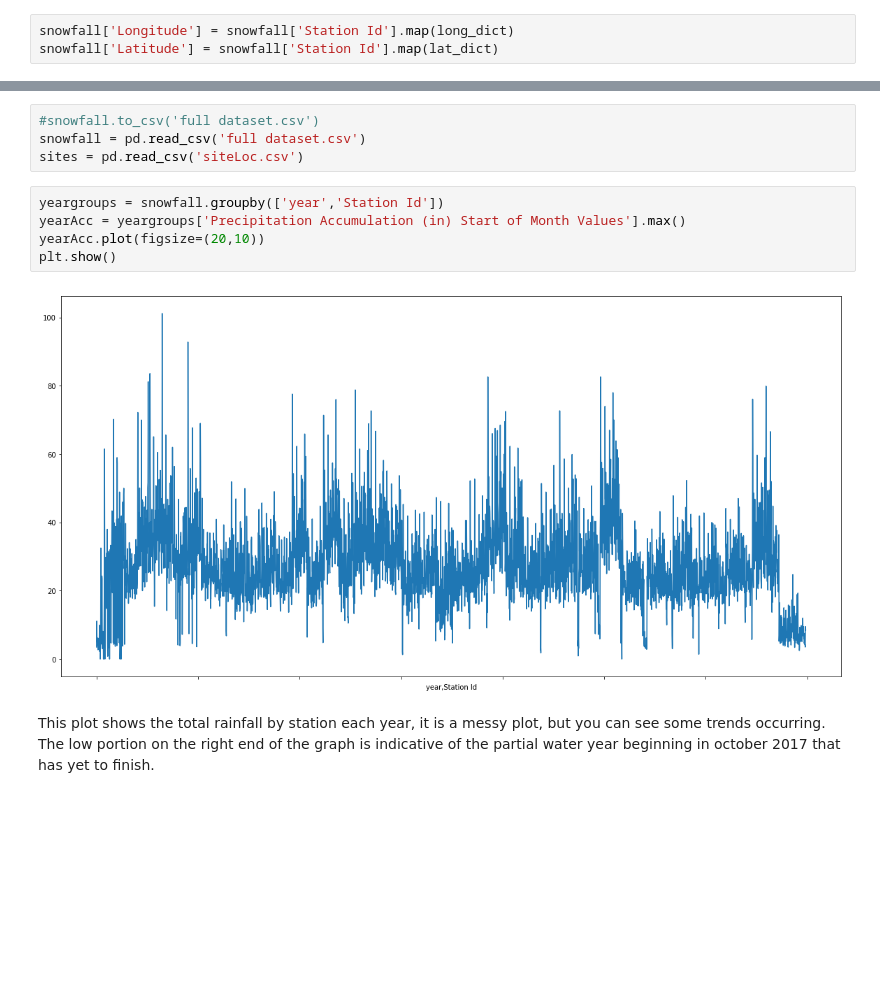
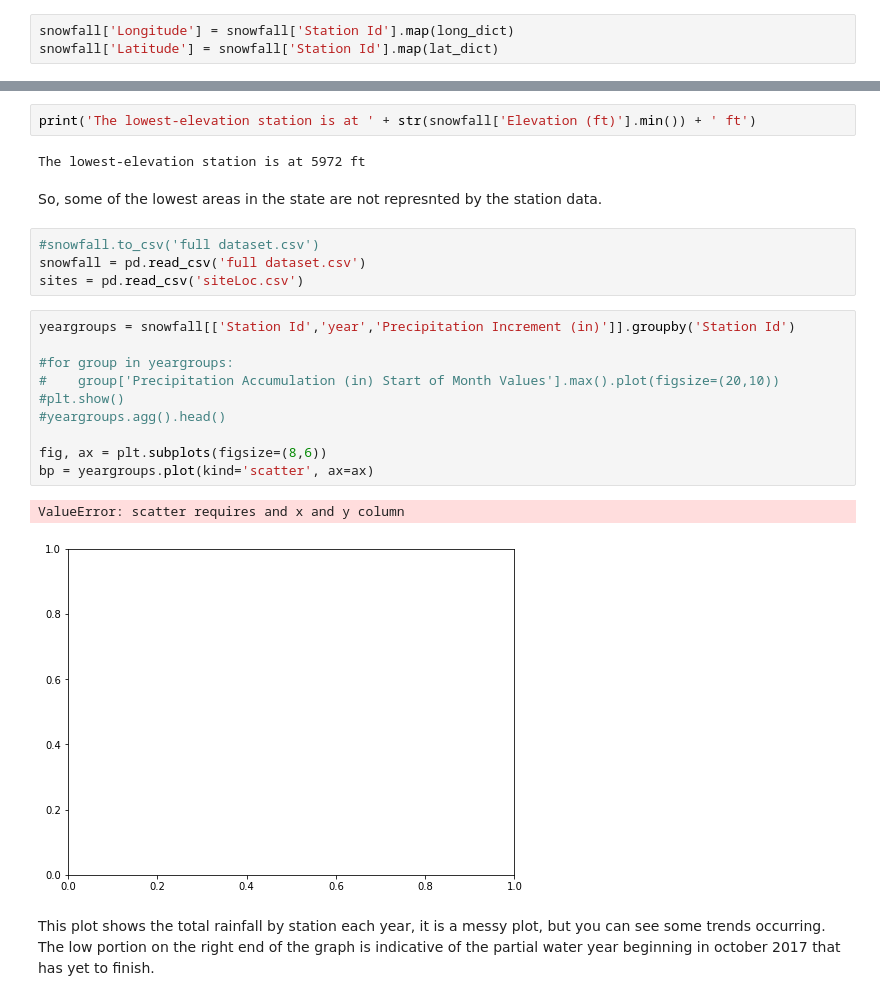
Before and after one commit to TravDraper/DS-Project, a Jupyter notebook: Snotel data project.ipynb, the cells around one changed output, grey strips where cells are left out. Cells and saved outputs as stored; diff of their text form; blank space fills up the shorter version.

```diff
--- a/Snotel data project.ipynb
+++ b/Snotel data project.ipynb
@@ -596,17 +500,29 @@ It would seem that the snotel sites are concentrated along areas of the state wh
 We can compare the locations of the collection points to the data on a few more maps such as an elevation map of utah
 ![Elevation Relief Map Utah](State Elevation Map.jpg)
 You might notice that both people and these stations seem to follow along with the locations of a major mountain range running from the northeast to the southwest.
+# %%
+print('The lowest-elevation station is at ' + str(snowfall['Elevation (ft)'].min()) + ' ft')
+# %% [output]
+The lowest-elevation station is at 5972 ft
+# %% [markdown]
+So, some of the lowest areas in the state are not represnted by the station data.
 # %%
 #snowfall.to_csv('full dataset.csv')
 snowfall = pd.read_csv('full dataset.csv')
 sites = pd.read_csv('siteLoc.csv')
 # %%
-yeargroups = snowfall.groupby(['year','Station Id'])
-yearAcc = yeargroups['Precipitation Accumulation (in) Start of Month Values'].max()
-yearAcc.plot(figsize=(20,10))
-plt.show()
+yeargroups = snowfall[['Station Id','year','Precipitation Increment (in)']].groupby('Station Id')
+
+#for group in yeargroups:
+#    group['Precipitation Accumulation (in) Start of Month Values'].max().plot(figsize=(20,10))
+#plt.show()
+#yeargroups.agg().head()
+
+fig, ax = plt.subplots(figsize=(8,6))
+bp = yeargroups.plot(kind='scatter', ax=ax)
 # %% [output]
+ValueError: scatter requires and x and y column
-[figure, old version]
+[figure, new version]
 # %% [markdown]
 This plot shows the total rainfall by station each year, it is a messy plot, but you can see some trends occurring.  The low portion on the right end of the graph is indicative of the partial water year beginning in october 2017 that has yet to finish.
 # %% [markdown]
```
Also changed, not shown: parts of 43 cells of this notebook.
